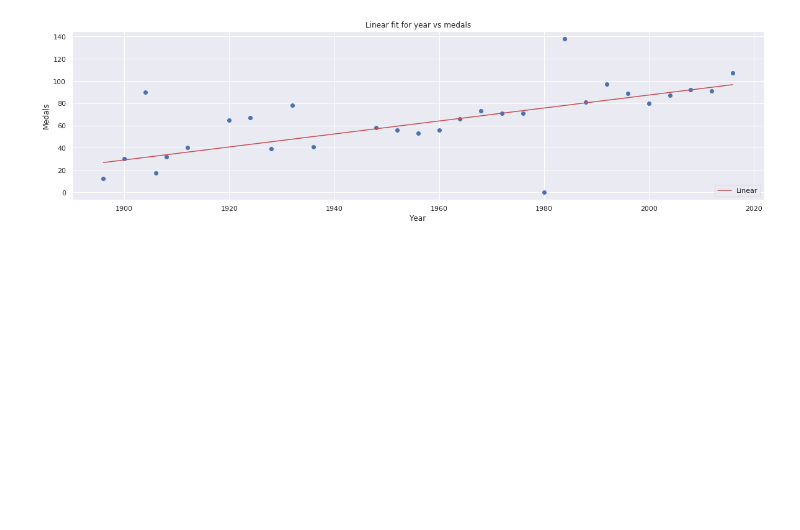
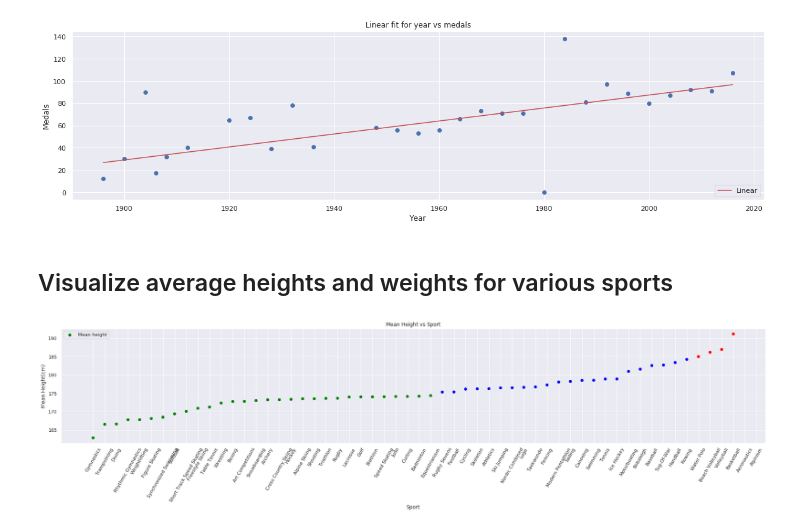
Before and after one commit to Rohan-Agarwal-Developer/olympic-data-visualizations, a Jupyter notebook: study.ipynb, the cells around one changed output. Saved outputs shown, nothing was run; the diff lists cells and outputs as text; code cells hidden in the pictures; blank space fills up the shorter version.

Commit message:
Added height and weight analysis

```diff
--- a/study.ipynb
+++ b/study.ipynb
@@ -11,6 +11,7 @@ sns.set()
 Import Data
 # %%
 data = pd.read_csv('athlete_events.csv')
+all_sports = data['Sport'].unique()
 data.head()
 # %% [output]
 |  | ID | Name | Sex | Age | Height | Weight | Team | NOC | Games | Year | Season | ... |
@@ -403,3 +339,35 @@ plt.legend(loc='lower right')
 # %% [output]
 <matplotlib.legend.Legend at 0x...>
 [figure]
+# %% [markdown]
+## Visualize average heights and weights for various sports
+# %%
+cleaned_data = data.dropna(subset=['Height', 'Weight'])
+# %%
+sport = all_sports.copy()
+mean_height = []
+mean_weight = []
+for s in sport:
+    mean_height.append(cleaned_data[cleaned_data['Sport'] == s]['Height'].mean())
+    mean_weight.append(cleaned_data[cleaned_data['Sport'] == s]['Weight'].mean())
+y0, x0 = zip(*sorted(zip(mean_height, sport)))
+y1, x1 = zip(*sorted(zip(mean_weight, sport)))
+# %%
+c = []
+for m in y0:
+    if m <= 175:
+        c.append('green')
+    elif m <= 185:
+        c.append('blue')
+    else:
+        c.append('red')
+fig = plt.figure(figsize=(30,5))
+plt.scatter(x0, y0,label='Mean height', color=c)
+plt.xlabel('Sport')
+plt.xticks(rotation=60)
+plt.ylabel('Mean Height(cm)')
+plt.title('Mean Height vs Sport')
+plt.legend()
+plt.show()
+# %% [output]
+[figure, added]
```
Also changed, not shown: parts of 49 cells of this notebook.
